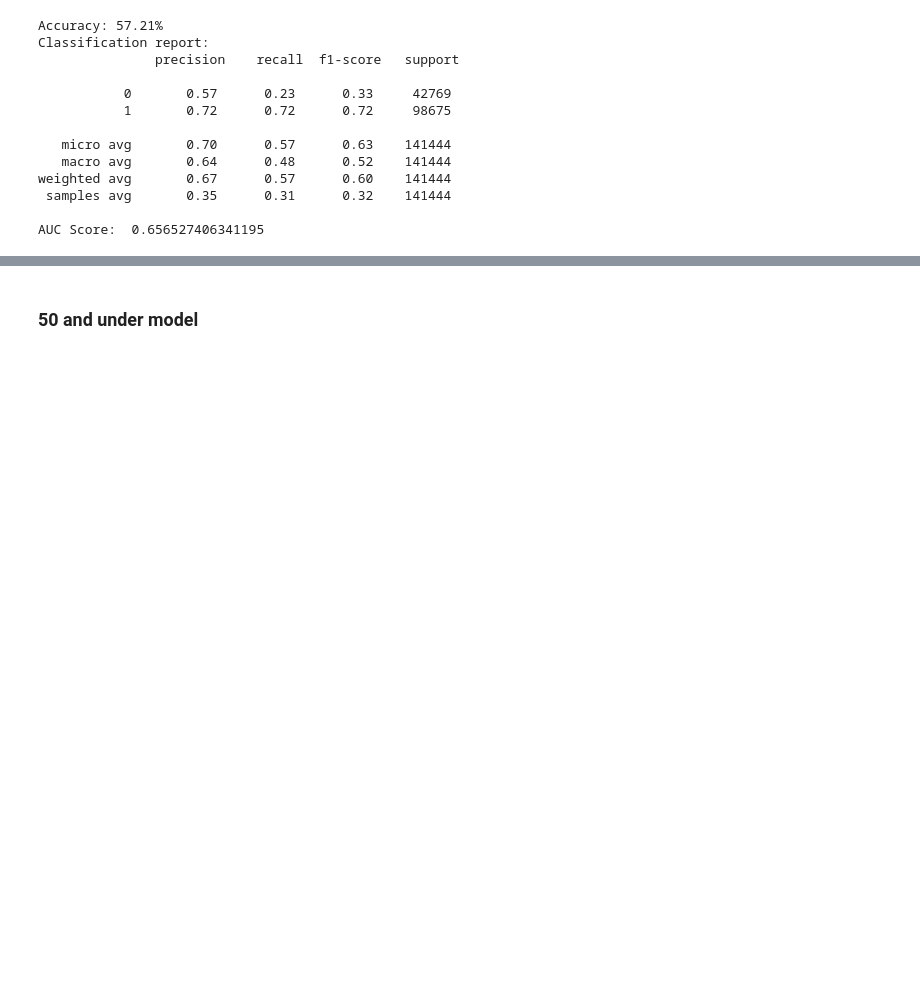
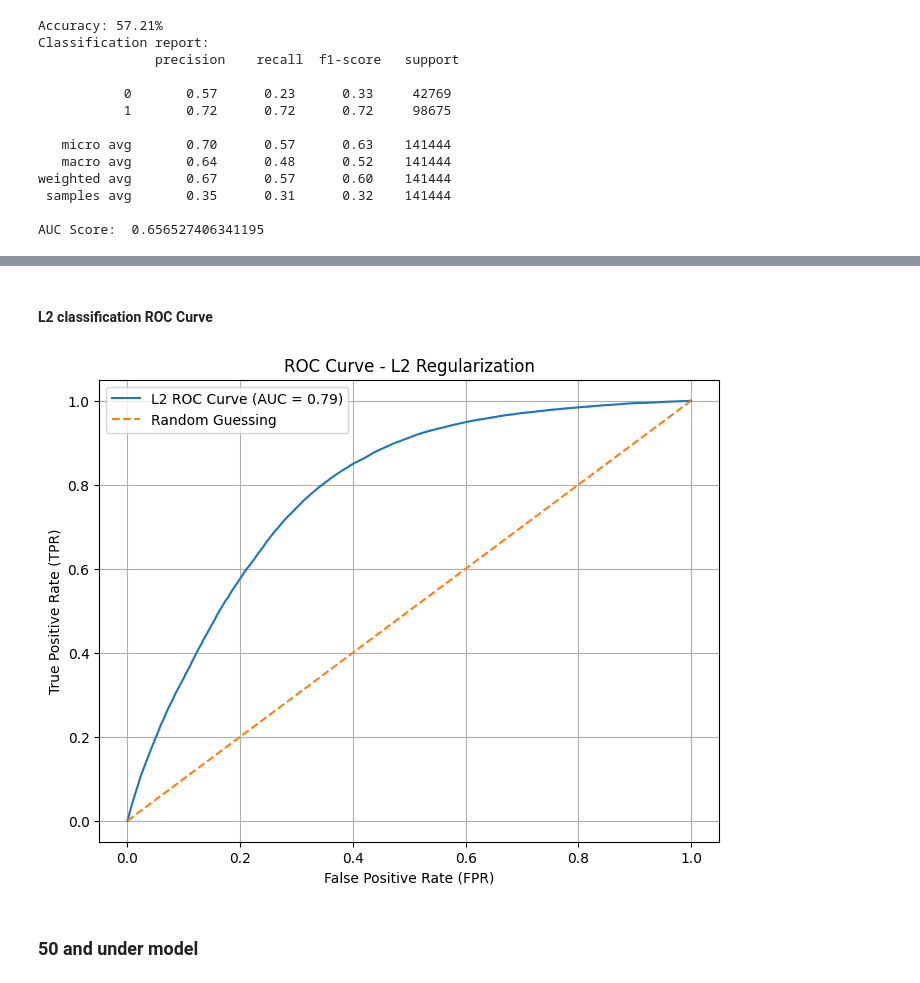
Before and after one commit to knlwgl/ds4400-proj-dpk, a Jupyter notebook: DS4400_Praveen.ipynb, the cells around one changed output, grey strips where cells are left out. Drawn from its saved outputs; the diff is of its cells as text; code cells hidden in the pictures; blank space fills up the shorter version.

```diff
--- a/DS4400_Praveen.ipynb
+++ b/DS4400_Praveen.ipynb
@@ -220,3 +266,25 @@ weighted avg       0.67      0.57      0.60    141444
+# %% [markdown]
+#### L2 classification ROC Curve
+# %%
+# Get predicted probabilities for each class
+y_prob_l2 = model_l2.predict_proba(X_test)
+
+# Calculate ROC curve and AUC score for L2
+fpr_l2, tpr_l2, _ = roc_curve(y_test['SMK_stat_type_cd'], y_prob_l2[:, 1])
+auc_l2 = roc_auc_score(y_test['SMK_stat_type_cd'], y_prob_l2[:, 1])
+
+# Plot ROC curve for L2
+plt.figure(figsize=(8, 6))
+plt.plot(fpr_l2, tpr_l2, label=f'L2 ROC Curve (AUC = {auc_l2:.2f})')
+plt.plot([0, 1], [0, 1], linestyle='--', label='Random Guessing')
+plt.xlabel('False Positive Rate (FPR)')
+plt.ylabel('True Positive Rate (TPR)')
+plt.title('ROC Curve - L2 Regularization')
+plt.legend()
+plt.grid(True)
+plt.show()
+# %% [output]
+[figure, added]
 # %% [markdown]
 ### 50 and under model
 # %%
```
Also changed, not shown: parts of 14 cells of this notebook.
